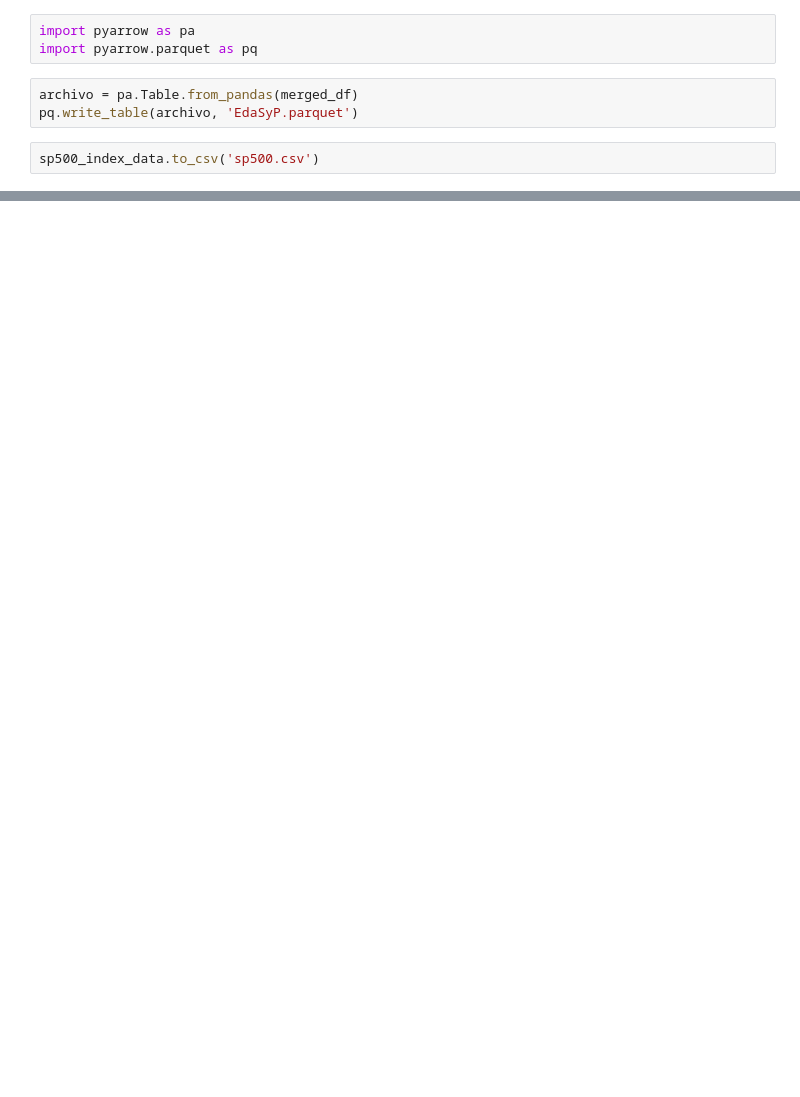
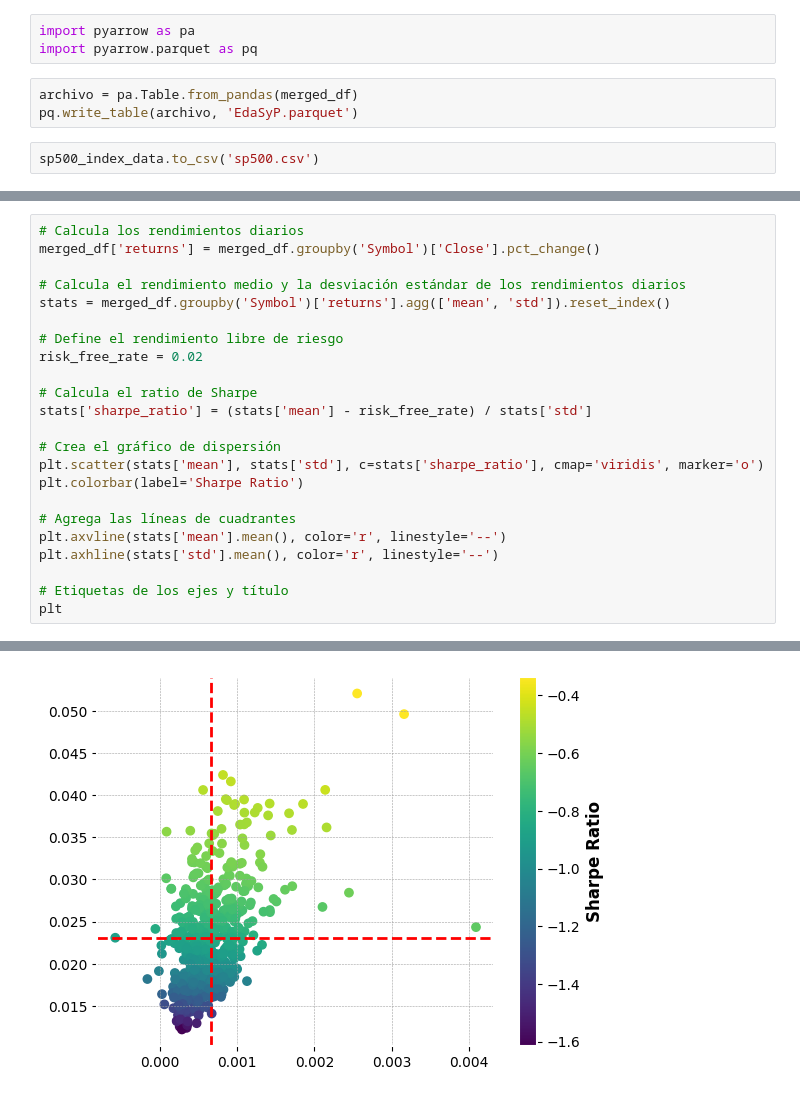
Before and after one commit to falloatti/SYP500, a Jupyter notebook: S&P500.ipynb, the cells around one changed output, grey strips where cells are left out. Cells and saved outputs as stored; diff of their text form; blank space fills up the shorter version.

```diff
--- a/S&P500.ipynb
+++ b/S&P500.ipynb
@@ -565,0 +575,24 @@ sp500_index_data.to_csv('sp500.csv')
+# %%
+# Calcula los rendimientos diarios
+merged_df['returns'] = merged_df.groupby('Symbol')['Close'].pct_change()
+
+# Calcula el rendimiento medio y la desviación estándar de los rendimientos diarios
+stats = merged_df.groupby('Symbol')['returns'].agg(['mean', 'std']).reset_index()
+
+# Define el rendimiento libre de riesgo
+risk_free_rate = 0.02
+
+# Calcula el ratio de Sharpe
+stats['sharpe_ratio'] = (stats['mean'] - risk_free_rate) / stats['std']
+
+# Crea el gráfico de dispersión
+plt.scatter(stats['mean'], stats['std'], c=stats['sharpe_ratio'], cmap='viridis', marker='o')
+plt.colorbar(label='Sharpe Ratio')
+
+# Agrega las líneas de cuadrantes
+plt.axvline(stats['mean'].mean(), color='r', linestyle='--')
+plt.axhline(stats['std'].mean(), color='r', linestyle='--')
+
+# Etiquetas de los ejes y título
+plt
+# %% [output]
@@ -565,0 +600 @@ sp500_index_data.to_csv('sp500.csv')
+[figure, added]
```
Also changed, not shown: parts of 14 cells of this notebook.
